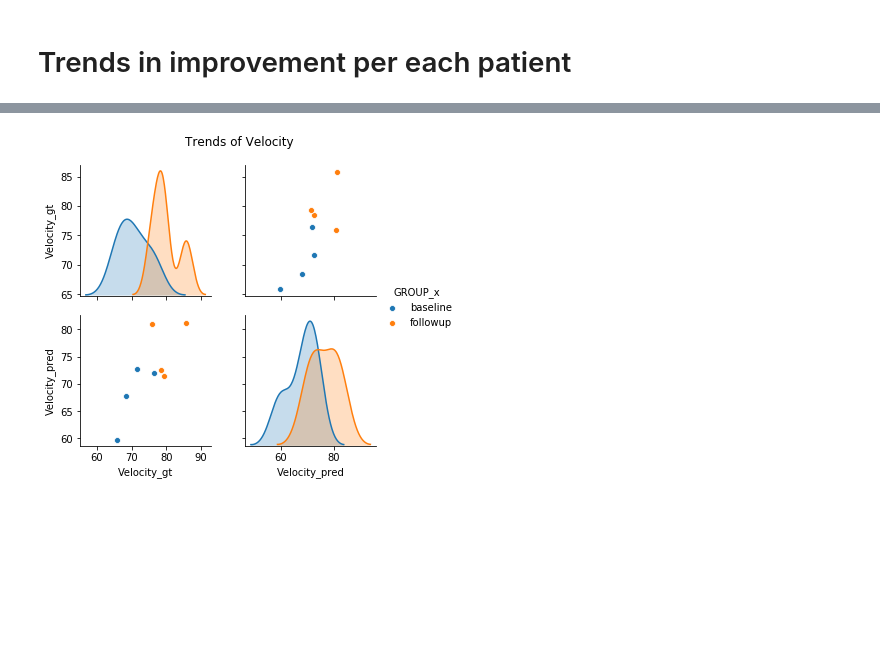
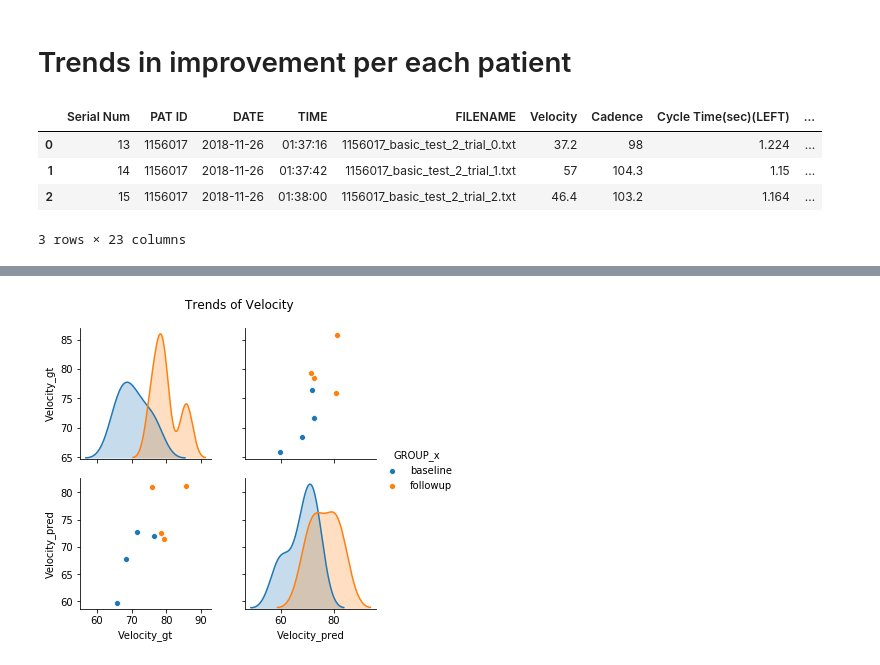
Before and after one commit to youhs4554/gaitanalysis, a Jupyter notebook: src/dev/Notebooks/NPH_Analysis_Without_KeyFrameSelection.ipynb, the cells around one changed output, grey strips where cells are left out. Drawn from its saved outputs; the diff is of its cells as text; code cells hidden in the pictures; blank space fills up the shorter version.

```diff
--- a/src/dev/Notebooks/NPH_Analysis_Without_KeyFrameSelection.ipynb
+++ b/src/dev/Notebooks/NPH_Analysis_Without_KeyFrameSelection.ipynb
@@ -580,3 +580,11 @@ for name in target_columns[:-4]:
 ... (4 outputs left out)
 # %% [markdown]
 # Trends in improvement per each patient
+# %%
+all_data_gt.head(3)
+# %% [output]
+|  | Serial Num | PAT ID | DATE | TIME | FILENAME | Velocity | Cadence | Cycle Time(sec)(LEFT) | ... |
+| 0 | 13 | 1156017 | 2018-11-26 | 01:37:16 | 1156017_basic_test_2_trial_0.txt | 37.2 | 98 | 1.224 | ... |
+| 1 | 14 | 1156017 | 2018-11-26 | 01:37:42 | 1156017_basic_test_2_trial_1.txt | 57 | 104.3 | 1.15 | ... |
+| 2 | 15 | 1156017 | 2018-11-26 | 01:38:00 | 1156017_basic_test_2_trial_2.txt | 46.4 | 103.2 | 1.164 | ... |
+3 rows × 23 columns
```
Also changed, not shown: parts of 1 cell of this notebook.
